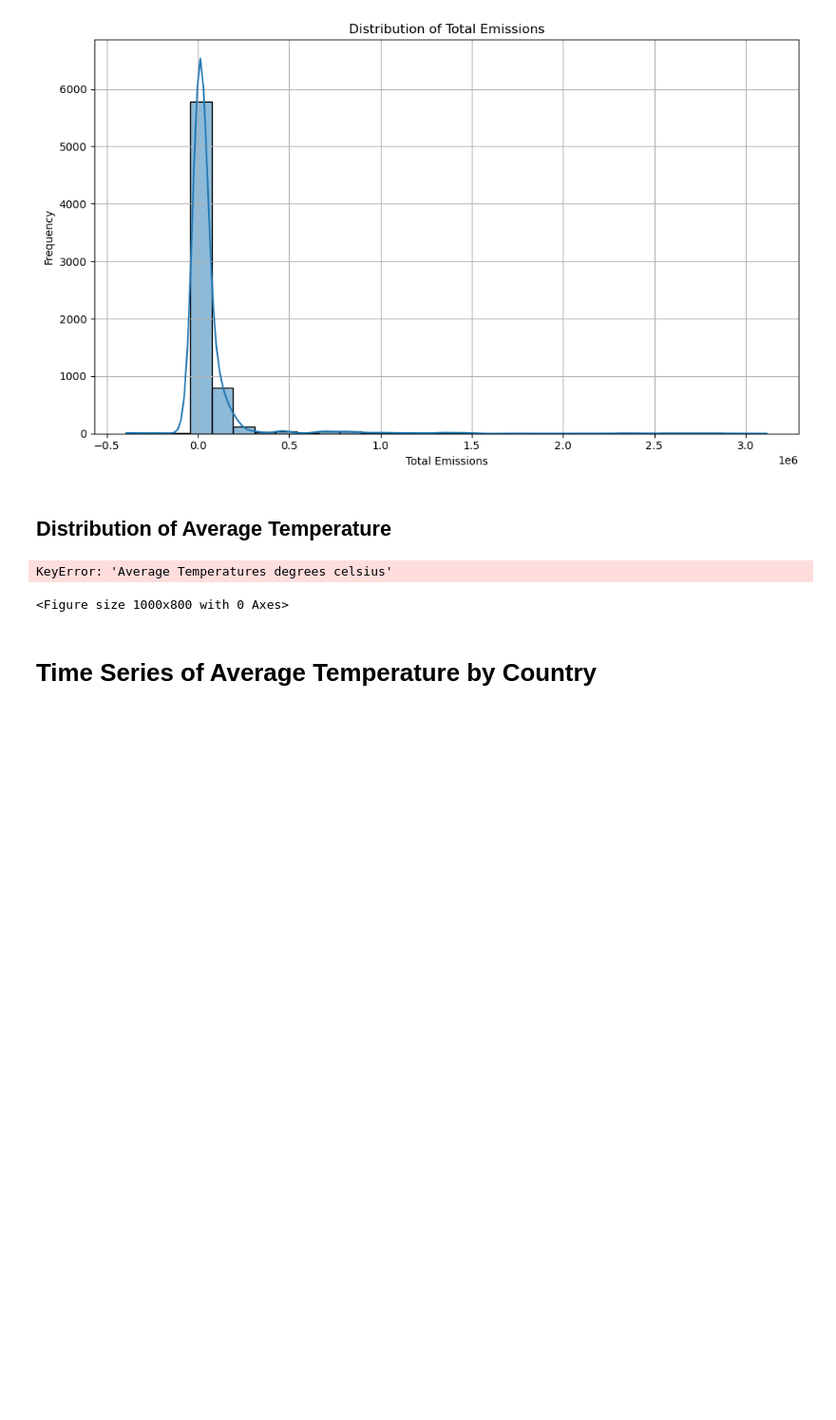
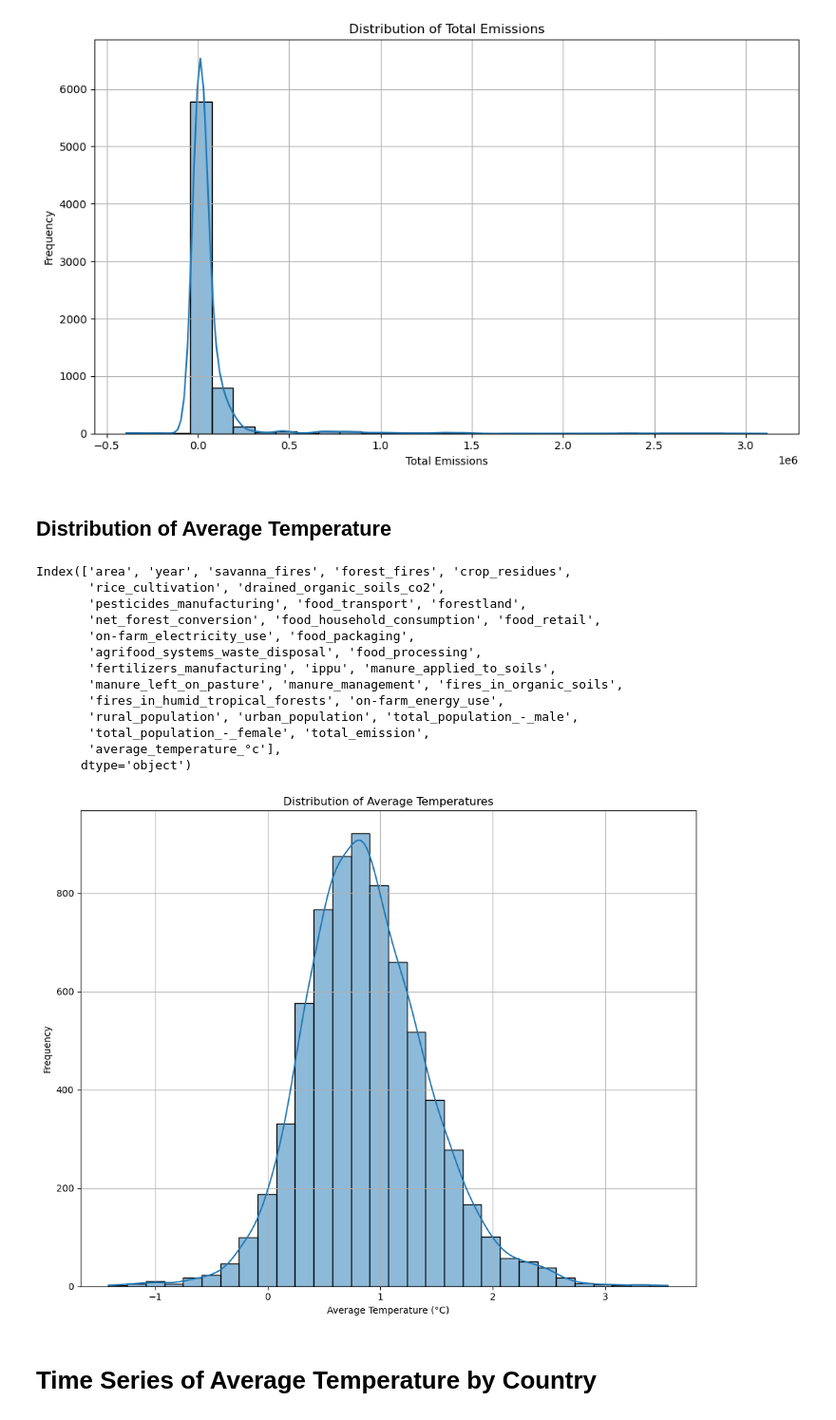
Before and after one commit to mdangirwa/Group-2-Team, a Jupyter notebook: New MD own .ipynb, the cells around one changed output. Shown at 95% size. Saved outputs shown, nothing was run; the diff lists cells and outputs as text; code cells hidden in the pictures; blank space fills up the shorter version.

```diff
--- a/New MD own .ipynb
+++ b/New MD own .ipynb
@@ -83,20 +83,43 @@ plt.show()
 # %% [markdown]
 ## Distribution of Average Temperature
 # %%
+import pandas as pd
 import matplotlib.pyplot as plt
 import seaborn as sns
 
+# Load the CSV file
+df = pd.read_csv('cleaned_co2_emissions_from_agri.csv')
+
+# Strip whitespace from column names and convert to lowercase
+df.columns = df.columns.str.strip().str.lower()
+
+# Check the column names
+print(df.columns)
+
+# Plotting the distribution of average temperatures
 plt.figure(figsize=(10, 8))
-sns.histplot(df['Average Temperatures degrees celsius'], kde=True, bins=30)
+sns.histplot(df['average_temperature_°c'], kde=True, bins=30)
 plt.title('Distribution of Average Temperatures')
-plt.xlabel('Average Temperature degrees celsius')
+plt.xlabel('Average Temperature (°C)')
 plt.ylabel('Frequency')
 plt.grid(True)
 plt.tight_layout()
 plt.show()
 # %% [output]
-KeyError: 'Average Temperatures degrees celsius'
+Index(['area', 'year', 'savanna_fires', 'forest_fires', 'crop_residues',
+       'rice_cultivation', 'drained_organic_soils_co2',
+       'pesticides_manufacturing', 'food_transport', 'forestland',
+       'net_forest_conversion', 'food_household_consumption', 'food_retail',
+       'on-farm_electricity_use', 'food_packaging',
+       'agrifood_systems_waste_disposal', 'food_processing',
+       'fertilizers_manufacturing', 'ippu', 'manure_applied_to_soils',
+       'manure_left_on_pasture', 'manure_management', 'fires_in_organic_soils',
+       'fires_in_humid_tropical_forests', 'on-farm_energy_use',
+       'rural_population', 'urban_population', 'total_population_-_male',
+       'total_population_-_female', 'total_emission',
+       'average_temperature_°c'],
+      dtype='object')
-<Figure size 1000x800 with 0 Axes>
+[figure, added]
 # %% [markdown]
 # Time Series of Average Temperature by Country
 # %%
```
Also changed, not shown: parts of 9 cells of this notebook.
